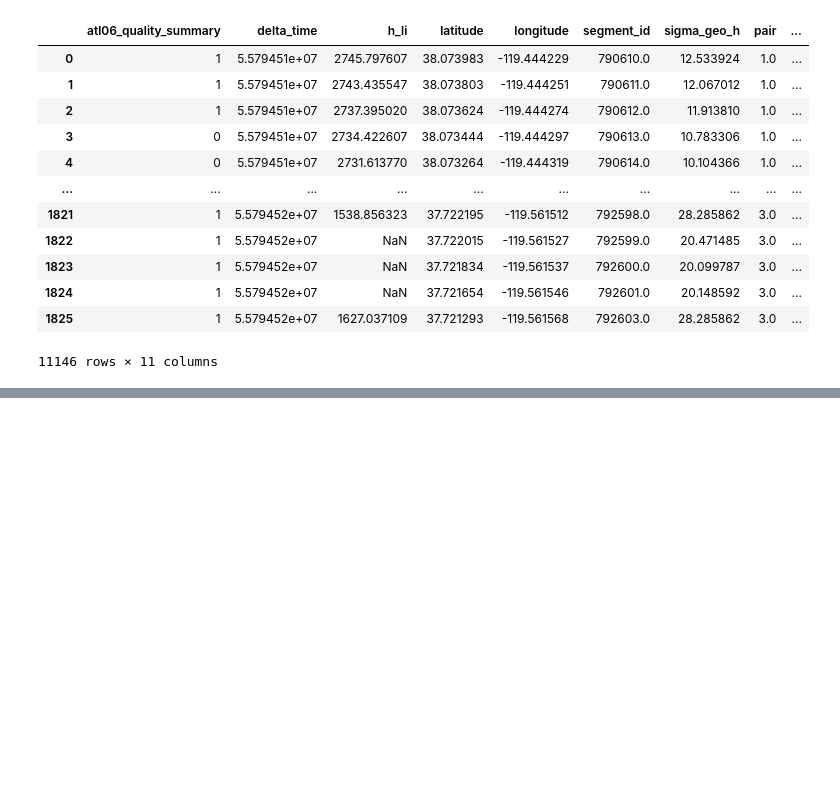
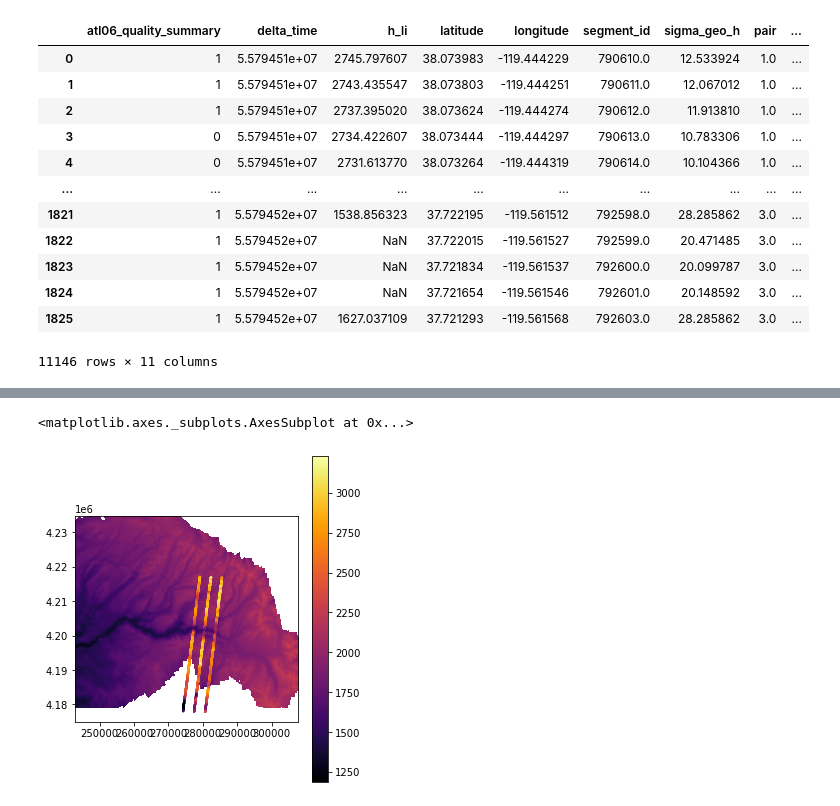
Before and after one commit to ICESAT-2HackWeek/SeasonalSnow, a Jupyter notebook: contributors/Nina/pdal_test.ipynb, the cells around one changed output, grey strips where cells are left out. Saved outputs shown, nothing was run; the diff lists cells and outputs as text; code cells hidden in the pictures; blank space fills up the shorter version.

```diff
--- a/contributors/Nina/pdal_test.ipynb
+++ b/contributors/Nina/pdal_test.ipynb
@@ -443,8 +338,11 @@ big_gdf['diff'] = df_test_big['snow_on_off']
 # %%
 # point-by-point comparison
 fig,ax = plt.subplots(figsize=(5,6))
-im = ax.imshow(dem,cmap='inferno',extent=[xmin,xmax,ymin,ymax])
+im = ax.imshow(ASOdem,cmap='inferno',extent=[xmin2,xmax2,ymin2,ymax2])
 big_gdf.plot('h_li',legend=True,ax=ax,cmap='inferno',s=1)
+# %% [output]
+<matplotlib.axes._subplots.AxesSubplot at 0x...>
+[figure, added]
 # %%
 # sample data along same ground tracks
 df_test_big_slp = gda_lib.buffer_sampler(ds2,big_gdf,20,ret_gdf=True)
```
Also changed, not shown: parts of 31 cells of this notebook.
